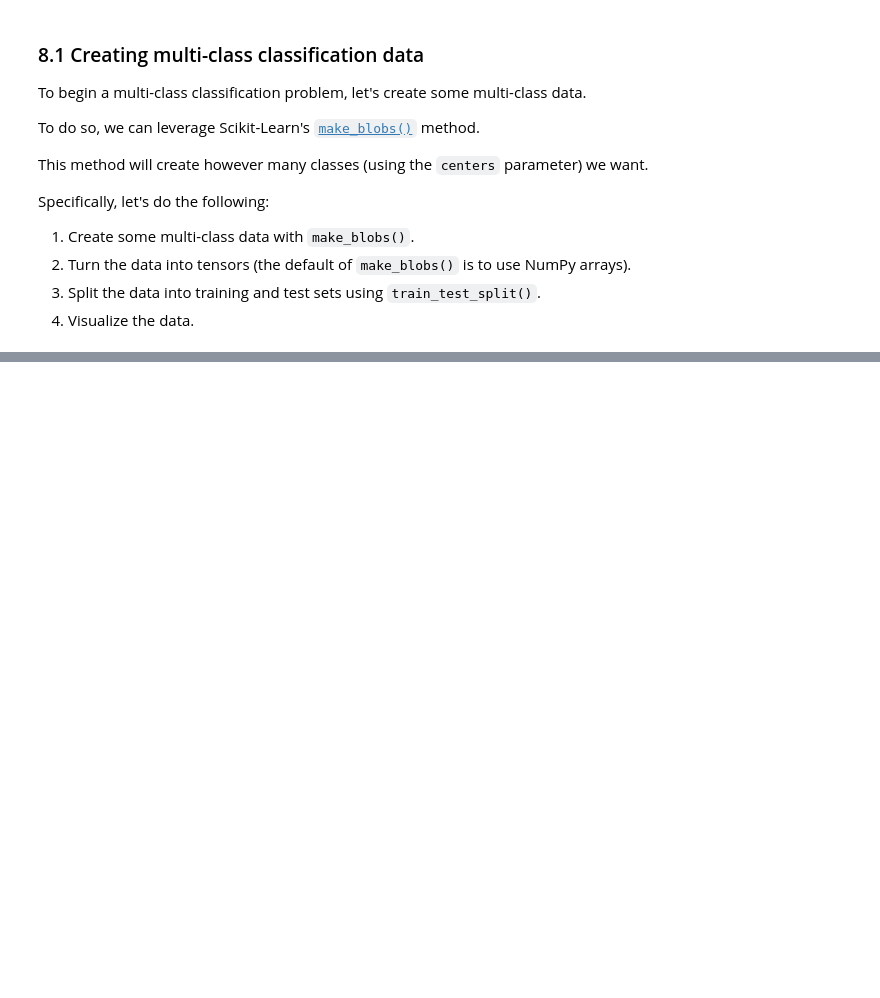
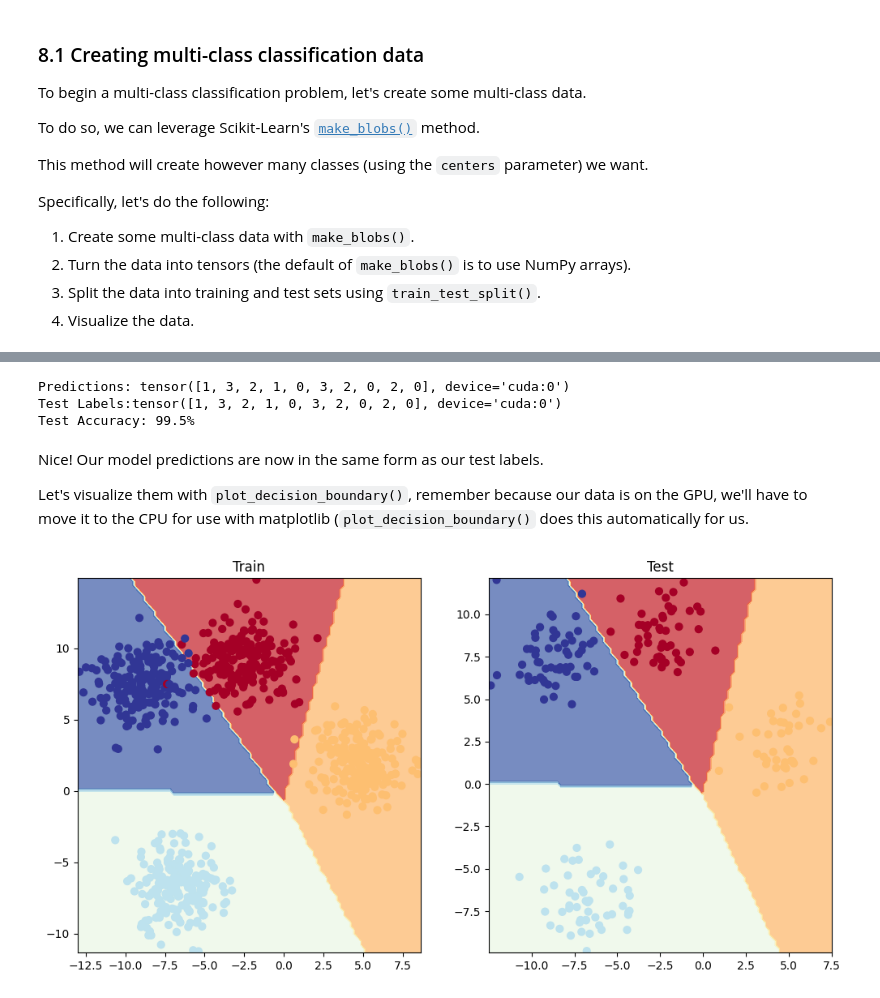
Before and after one commit to dipesh1dp/PyTorch-Refresher, a Jupyter notebook: 02-Neural_Network_Classification_with_PyTorch.ipynb, the cells around one changed output, grey strips where cells are left out. Drawn from its saved outputs; the diff is of its cells as text; code cells hidden in the pictures; blank space fills up the shorter version.

```diff
--- a/02-Neural_Network_Classification_with_PyTorch.ipynb
+++ b/02-Neural_Network_Classification_with_PyTorch.ipynb
@@ -1023,0 +1076,4 @@ Specifically, let's do the following:
+# %%
+# Create device agnostic code
+device = 'cuda' if torch.cuda.is_available() else 'cpu'
+device
@@ -1023,0 +1134,6 @@ Specifically, let's do the following:
+# %%
+# Create loss function
+loss_fn = torch.nn.CrossEntropyLoss()
+
+# Create optimizer
+optimizer = torch.optim.SGD(params=model_4.parameters(), lr=0.1)
@@ -1023,0 +1144,7 @@ Specifically, let's do the following:
+# %%
+# Let's get some raw output
+model_4.eval()
+with torch.inference_mode():
+    y_logits = model_4(X_blob_test.to(device))
+
+y_logits[:10]
@@ -1023,0 +1330,28 @@ Specifically, let's do the following:
+# %%
+# Turn predicted logits into prediction probabilities
+y_pred_probs = torch.softmax(y_logits, dim=1)
+
+# Turn prediction probabilities into prediction labels
+y_pred_labels = torch.argmax(y_pred_probs, dim=1)
+
+# Compare the first 10 model preds and test labels
+print(f"Predictions: {y_pred_labels[:10]} \nTest Labels:{y_blob_test[:10]}")
+print(f"Test Accuracy: {accuracy_fn(y_true=y_blob_test, y_pred=y_pred_labels)}%")
+# %% [output]
+Predictions: tensor([1, 3, 2, 1, 0, 3, 2, 0, 2, 0], device='cuda:0')
+Test Labels:tensor([1, 3, 2, 1, 0, 3, 2, 0, 2, 0], device='cuda:0')
+Test Accuracy: 99.5%
+# %% [markdown]
+Nice! Our model predictions are now in the same form as our test labels.
+
+Let's visualize them with `plot_decision_boundary()`, remember because our data is on the GPU, we'll have to move it to the CPU for use with matplotlib (`plot_decision_boundary()` does this automatically for us.
+# %%
+plt.figure(figsize=(12, 6))
+plt.subplot(1, 2, 1)
+plt.title("Train")
+plot_decision_boundary(model_4, X_blob_train, y_blob_train)
+plt.subplot(1, 2, 2)
+plt.title("Test")
+plot_decision_boundary(model_4, X_blob_test, y_blob_test)
+# %% [output]
+[figure, added]
```
Also changed, not shown: parts of 25 cells of this notebook, 1 other file.
